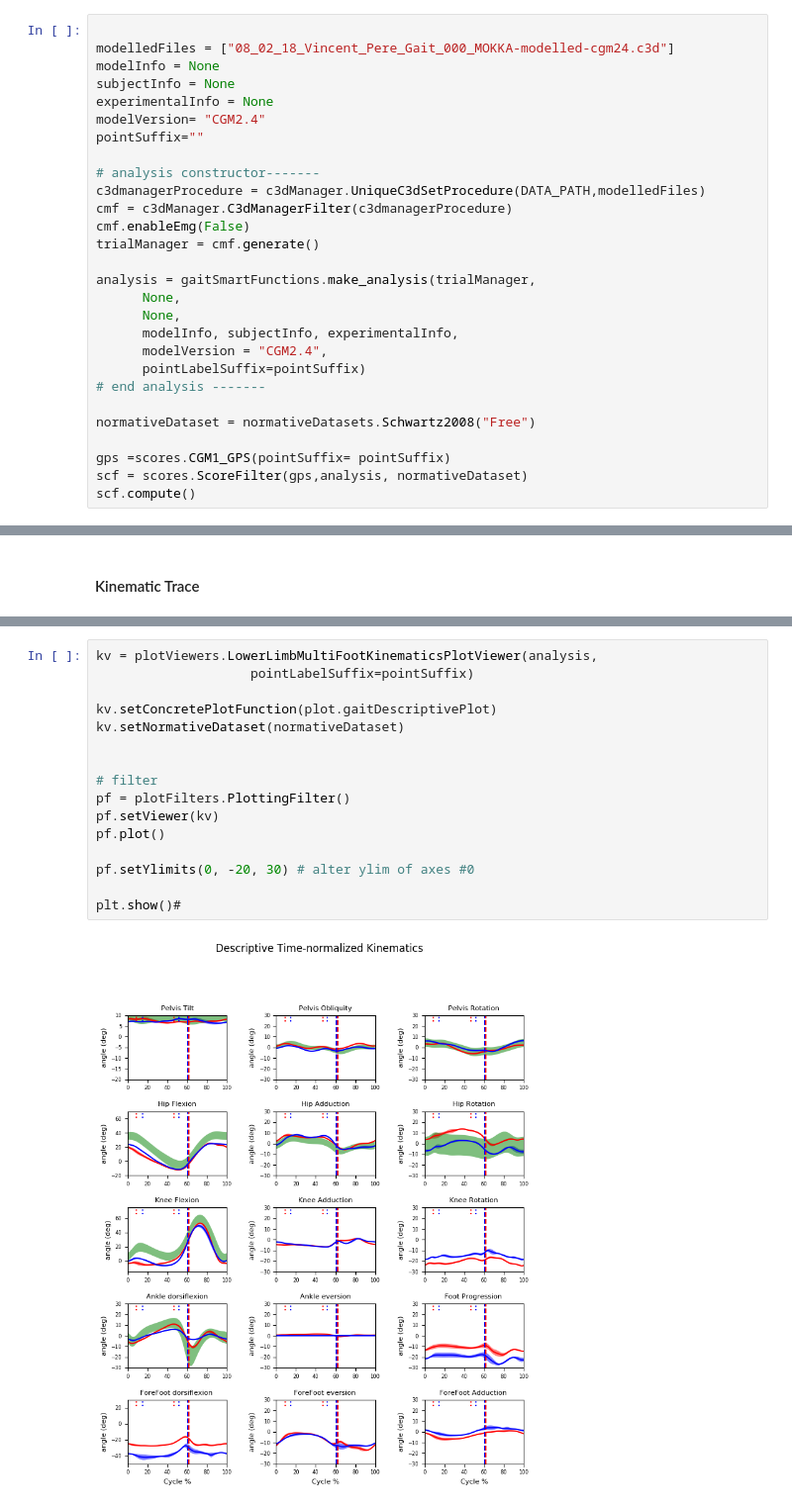
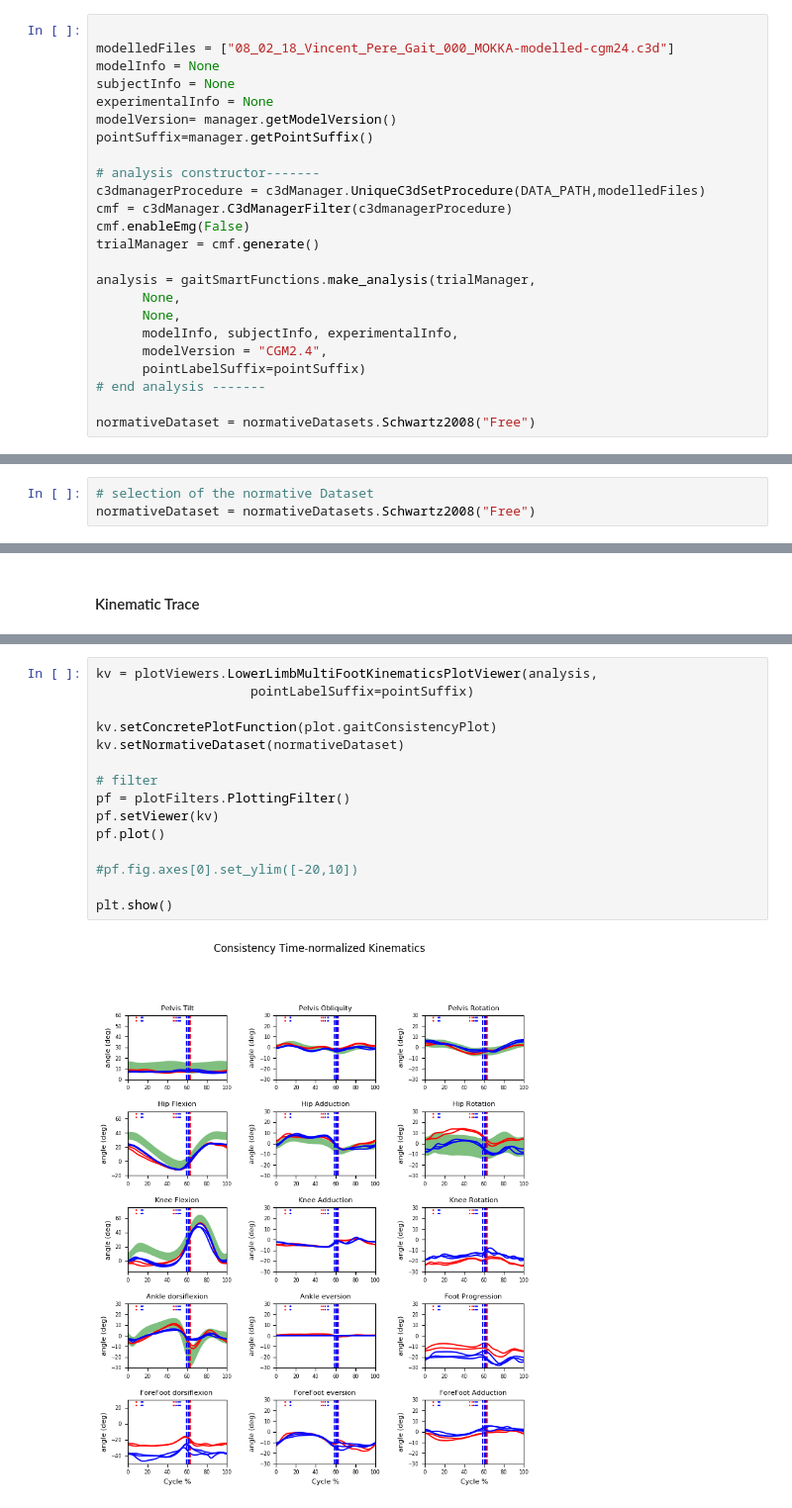
Before and after one commit to pyCGM2/pyCGM2, a Jupyter notebook: notebook/InteractiveGaitReport-yaml.ipynb, the cells around one changed output, grey strips where cells are left out. Shown at 99% size. Cells and saved outputs as stored; diff of their text form.

```diff
--- a/notebook/InteractiveGaitReport-yaml.ipynb
+++ b/notebook/InteractiveGaitReport-yaml.ipynb
@@ -143,8 +148,8 @@ modelledFiles = ["08_02_18_Vincent_Pere_Gait_000_MOKKA-modelled-cgm24.c3d"]
 modelInfo = None
 subjectInfo = None
 experimentalInfo = None
-modelVersion= "CGM2.4"
-pointSuffix=""
+modelVersion= manager.getModelVersion()
+pointSuffix=manager.getPointSuffix()
 
 # analysis constructor-------
 c3dmanagerProcedure = c3dManager.UniqueC3dSetProcedure(DATA_PATH,modelledFiles)
@@ -161,10 +166,6 @@ analysis = gaitSmartFunctions.make_analysis(trialManager,
 # end analysis -------
 
 normativeDataset = normativeDatasets.Schwartz2008("Free")
-
-gps =scores.CGM1_GPS(pointSuffix= pointSuffix)
-scf = scores.ScoreFilter(gps,analysis, normativeDataset)
-scf.compute()
 # %% [output]
 [pyCGM2-INFO]-analysis-computeSpatioTemporel : --stp computation--
 [pyCGM2-INFO]-analysis-computeSpatioTemporel : left stp computation---> done
@@ -174,6 +175,9 @@ scf.compute()
 [pyCGM2-INFO]-analysis-computeKinematics : right kinematic computation---> done
 [pyCGM2-INFO]-analysis-computeKinetics : --kinetic computation--
 [pyCGM2-WARNING]-analysis-computeKinetics : No Kinetic computation
+# %%
+# selection of the normative Dataset
+normativeDataset = normativeDatasets.Schwartz2008("Free")
 # %% [markdown]
 #### Spatio-temporal parameters
 # %%
@@ -204,18 +233,17 @@ plt.show()
 # %%
 kv = plotViewers.LowerLimbMultiFootKinematicsPlotViewer(analysis,
                     pointLabelSuffix=pointSuffix)
 
-kv.setConcretePlotFunction(plot.gaitDescriptivePlot)
+kv.setConcretePlotFunction(plot.gaitConsistencyPlot)
 kv.setNormativeDataset(normativeDataset)
-
 
 # filter
 pf = plotFilters.PlottingFilter()
 pf.setViewer(kv)
 pf.plot()
 
-pf.setYlimits(0, -20, 30) # alter ylim of axes #0
+#pf.fig.axes[0].set_ylim([-20,10])
 
-plt.show()#
+plt.show()
 # %% [output]
-[figure, old version]
+[figure, new version]
```
Also changed, not shown: parts of 10 cells of this notebook.
